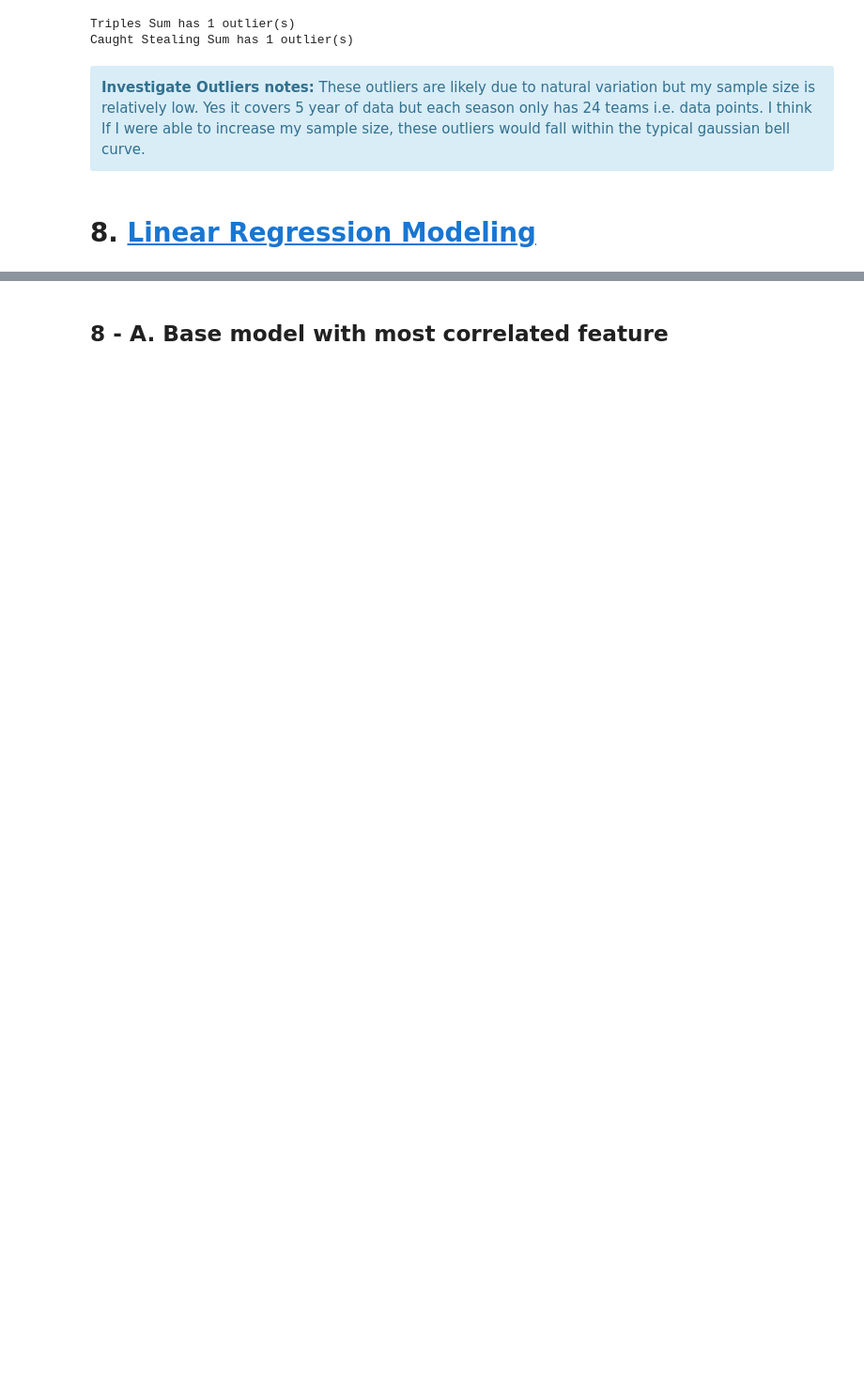
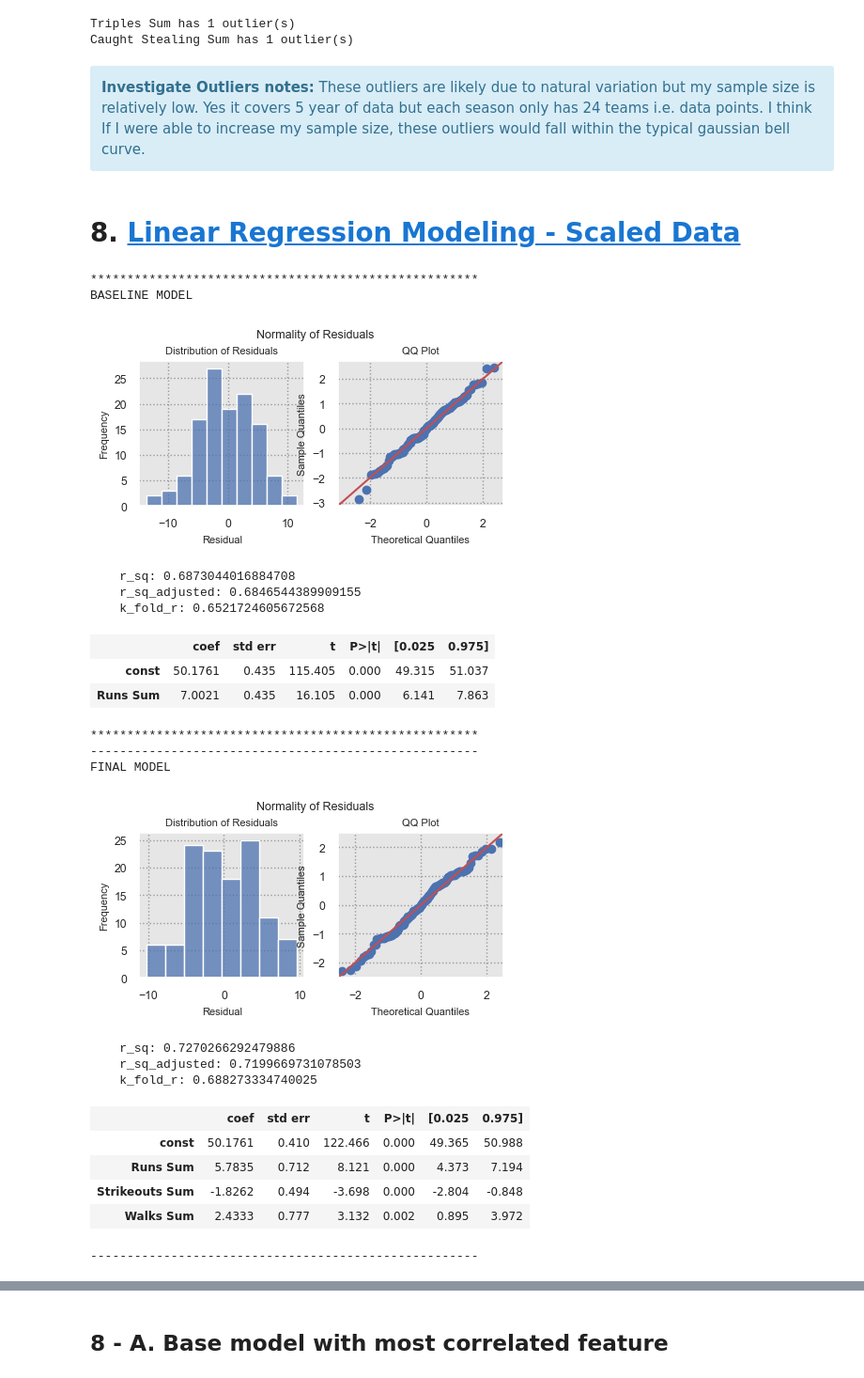
Before and after one commit to AgathaZareth/Capstone_Project, a Jupyter notebook: notebooks/Modeling.ipynb, the cells around one changed output, grey strips where cells are left out. Shown at 94% size. Drawn from its saved outputs; the diff is of its cells as text; code cells hidden in the pictures; blank space fills up the shorter version.

```diff
--- a/notebooks/Modeling.ipynb
+++ b/notebooks/Modeling.ipynb
@@ -692,11 +661,7 @@ Because I will be taking an iterative approach, there will be a lot of repeat co
 <a id='fit_model'></a>
 #### 4 B b - i.  [ `fit_model`](#Table_of_Contents)
 # %%
-# to be overwritten, this is just to get function cells to run before
-# assigning the `target` variable
-target = ''
-
-def fit_model(df, target_variable=target):
+def fit_model(df):
     """
 
     I use this for assumption checks, .summary() reports, and as a helper
@@ -712,8 +677,6 @@ def fit_model(df, target_variable=target):
     ----------
     df : pandas.DataFrame
 
-    target_variable : string, default='% wins'
-
 
     Uses
     ----------
@@ -722,8 +685,8 @@ def fit_model(df, target_variable=target):
 
 
     """
-    y = df[target_variable]
-    X = df.drop(target_variable, axis=1)
+    y = df['% wins']
+    X = df.drop('% wins', axis=1)
 
     fit_model = sm.OLS(y, sm.add_constant(X)).fit()
 
@@ -732,7 +695,7 @@ def fit_model(df, target_variable=target):
 <a id='model_it_small'></a>
 #### 4 B b - ii.  [ `model_it_small`](#Table_of_Contents)
 # %%
-def model_it_small(df, target_variable=target):
+def model_it_small(df):
     """
 
     Output
@@ -797,7 +760,9 @@ def model_it_small(df, target_variable=target):
 
     #kfold
     regression = LinearRegression()
-    crossvalidation = KFold(n_splits=5, shuffle=True, random_state=seed)
+    crossvalidation = KFold(n_splits=7, shuffle=True, random_state=seed)
+    y = df['% wins']
+    X = df.drop('% wins', axis=1)
     kfold_r = np.mean(cross_val_score(regression, X, y, scoring='r2', cv=crossvalidation))
 
     #PLOTS
@@ -807,7 +772,7 @@ def model_it_small(df, target_variable=target):
                    "grid.linestyle": ":"})
 
     fig, (ax0, ax1) = plt.subplots(1, 2, figsize=(5, 2))
-    fig.suptitle('Normality of Residuals', fontsize=8)
+    fig.suptitle('Normality of Residuals', fontsize=9, y=1.05)
     #hist
     sns.histplot(model.resid, ax=ax0)
     ax0.set(xlabel='Residual', ylabel='Frequency', title='Distribution of Residuals')
@@ -1054,10 +1017,7 @@ def normality_check(df, target_variable=target):
 <a id='combine'></a>
 #### 4 B b - vii.  [ `combine`](#Table_of_Contents)
 # %%
-# to be overwritten with once scaled and reduced training data variable is
-# assigned
-train_s_r = []
-def combine(existing_df, feature_to_add, df_adding_from=train_s_r):
+def combine(existing_df, df_adding_from, feature_to_add):
     """
 
     Returns
@@ -1072,7 +1032,7 @@ def combine(existing_df, feature_to_add, df_adding_from=train_s_r):
 
     feature_to_add : strings or variables of features to add
 
-    df_adding_from : pandas.DataFrame to extract features from, deafault=train_s_r
+    df_adding_from : pandas.DataFrame to extract features from
 
     """
     return pd.concat([existing_df, df_adding_from[feature_to_add]], axis=1)
@@ -1684,5 +1775,34 @@ Caught Stealing Sum has 1 outlier(s)
 <div class="alert alert-block alert-info">
 <b>Investigate Outliers notes:</b> These outliers are likely due to natural variation but my sample size is relatively low. Yes it covers 5 year of data but each season only has 24 teams i.e. data points. I think If I were able to increase my sample size, these outliers would fall within the typical gaussian bell curve.</div>
 # %% [markdown]
-<a id='Linear_Regression_Modeling'></a>
-# 8. [Linear Regression Modeling](#Table_of_Contents)
+<a id='Linear_Regression_Modeling-Scaled'></a>
+# 8. [Linear Regression Modeling - Scaled Data](#Table_of_Contents)
+# %%
+# used scaled-and-reduced df to model baseline and final model
+
+# describe what this function does
+
+final_model_cols = build_models(pd.concat([train_s_r, y_train], axis=1))
+# %% [output]
+*****************************************************
+BASELINE MODEL
+[figure, added]
+    r_sq: 0.6873044016884708
+    r_sq_adjusted: 0.6846544389909155
+    k_fold_r: 0.6521724605672568
+|  | coef | std err | t | P>|t| | [0.025 | 0.975] |
+| const | 50.1761 | 0.435 | 115.405 | 0.000 | 49.315 | 51.037 |
+| Runs Sum | 7.0021 | 0.435 | 16.105 | 0.000 | 6.141 | 7.863 |
+*****************************************************
+-----------------------------------------------------
+FINAL MODEL
+[figure, added]
+    r_sq: 0.7270266292479886
+    r_sq_adjusted: 0.7199669731078503
+    k_fold_r: 0.688273334740025
+|  | coef | std err | t | P>|t| | [0.025 | 0.975] |
+| const | 50.1761 | 0.410 | 122.466 | 0.000 | 49.365 | 50.988 |
+| Runs Sum | 5.7835 | 0.712 | 8.121 | 0.000 | 4.373 | 7.194 |
+| Strikeouts Sum | -1.8262 | 0.494 | -3.698 | 0.000 | -2.804 | -0.848 |
+| Walks Sum | 2.4333 | 0.777 | 3.132 | 0.002 | 0.895 | 3.972 |
+-----------------------------------------------------
```
Also changed, not shown: parts of 50 cells of this notebook.
